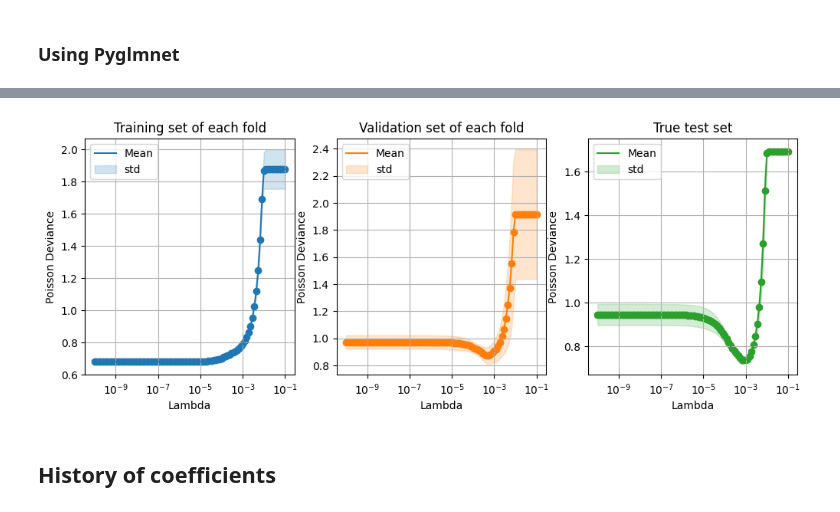
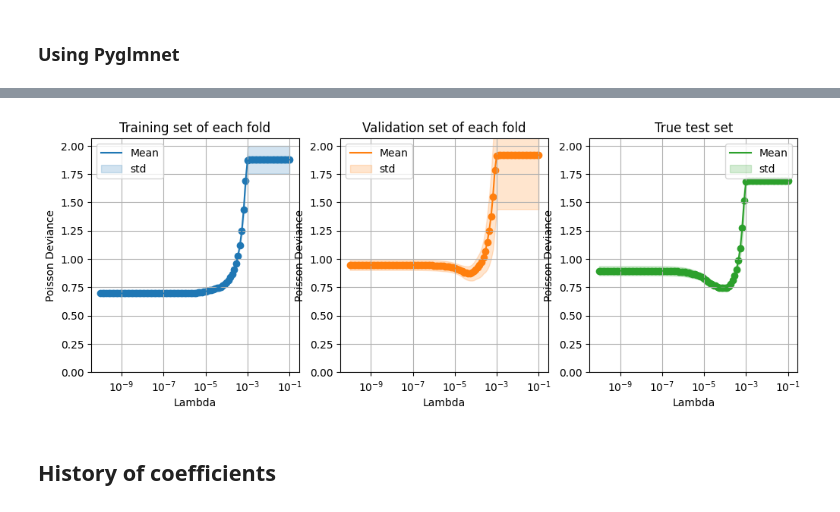
Before and after one commit to FelixCeard/Statistical-Learning-, a Jupyter notebook: sheet-02/code_part_B.ipynb, the cells around one changed output, grey strips where cells are left out. Saved outputs shown, nothing was run; the diff lists cells and outputs as text; code cells hidden in the pictures.

```diff
--- a/sheet-02/code_part_B.ipynb
+++ b/sheet-02/code_part_B.ipynb
@@ -176,9 +176,9 @@ train_df_clone[features] = np.log(train_df_clone[features] + min_val + 1)
 test_df_clone[features]  = np.log(test_df_clone[features] + min_val + 1)
 
 # # 2. normalize
-scaler = StandardScaler()
-train_df_clone[features] = scaler.fit_transform(train_df_clone[features].values)
-test_df_clone[features]  = scaler.transform(test_df_clone[features].values)
+scaler_log_transformed = StandardScaler()
+train_df_clone[features] = scaler_log_transformed.fit_transform(train_df_clone[features].values)
+test_df_clone[features]  = scaler_log_transformed.transform(test_df_clone[features].values)
 
 # min_val
 # %%
@@ -189,9 +190,14 @@ plt.gcf().savefig(f"{FOLDER_EXPORTS}/raw_feature_histograms_log_and_normalized.p
 # %%
+# set the log-transformed and normalized features as the default features
 train_df = train_df_clone.copy()
 test_df  = test_df_clone.copy()
 
-# train_df_clone[features] = scaler.fit_transform(train_df_clone[features].values)
-# test_df_clone[features]  = scaler.transform(test_df_clone[features].values)
+# create the just normalized features dataframe
+train_df_normalized = train_df_raw.copy()
+test_df_normalized = test_df_raw.copy()
+scaler_normalized = StandardScaler()
+train_df_normalized[features] = scaler_normalized.fit_transform(train_df_normalized[features].values)
+test_df_normalized[features]  = scaler_normalized.transform(test_df_normalized[features].values)
 # %% [markdown]
 # Stepwise Poisson Regression
 # %%
@@ -635,34 +709,40 @@ poisson_deviance_stds_test = np.array(poisson_deviance_stds_test)
 # %%
-fig, ax = plt.subplots(1, 3, figsize=(12, 4))
+fig, ax = plt.subplots(1, 3, figsize=(12, 4), sharey=False)
 
 colors = plt.get_cmap('tab10').colors
-ax[0].plot(lambdas, poisson_deviance_means_train_train, label='Mean', color=colors[0])
+ax[ 0].plot(lambdas, poisson_deviance_means_train_train, label='Mean', color=colors[0])
 ax[1].plot(lambdas, poisson_deviance_means_train_test, label='Mean', color=colors[1])
 ax[2].plot(lambdas, poisson_deviance_means_test, label='Mean', color=colors[2])
 
 ax[0].fill_between(lambdas, poisson_deviance_means_train_train - poisson_deviance_stds_train_train, poisson_deviance_means_train_train + poisson_deviance_stds_train_train, alpha=0.2, color=colors[0], label='std')
 ax[1].fill_between(lambdas, poisson_deviance_means_train_test - poisson_deviance_stds_train_test, poisson_deviance_means_train_test + poisson_deviance_stds_train_test, alpha=0.2, color=colors[1], label='std')
 ax[2].fill_between(lambdas, poisson_deviance_means_test - poisson_deviance_stds_test, poisson_deviance_means_test + poisson_deviance_stds_test, alpha=0.2, color=colors[2], label='std')
 
 ax[0].scatter(lambdas, poisson_deviance_means_train_train, color=colors[0])
 ax[1].scatter(lambdas, poisson_deviance_means_train_test, color=colors[1])
 ax[2].scatter(lambdas, poisson_deviance_means_test, color=colors[2])
 
 for i in range(3):
     ax[i].set_xscale('log')
     ax[i].set_xlabel('Lambda')
     ax[i].set_ylabel('Poisson Deviance')
     ax[i].grid(True)
     ax[i].legend()
 
+    ax[i].set_ylim(0, None)
+
+for i in range(1, 3):
+    ax[i].set_ylim(ax[0].get_ylim())
+
 ax[0].set_title('Training set of each fold')
 ax[1].set_title('Validation set of each fold')
 ax[2].set_title('True test set')
 
-plt.savefig(f'{FOLDER_EXPORTS}/poisson_regression_lasso_deviance_vs_lambda_no_log_transform.png')
+
+plt.savefig(f'{FOLDER_EXPORTS}/poisson_regression_lasso_deviance_vs_lambda_{"no_log_transform" if not use_log_transformed else "log_transform"}.png')
 plt.show()
 # %% [output]
-[figure, old version]
+[figure, new version]
 # %% [markdown]
 ## History of coefficients
 # %%
```
Also changed, not shown: parts of 52 cells of this notebook, 40 other files.
